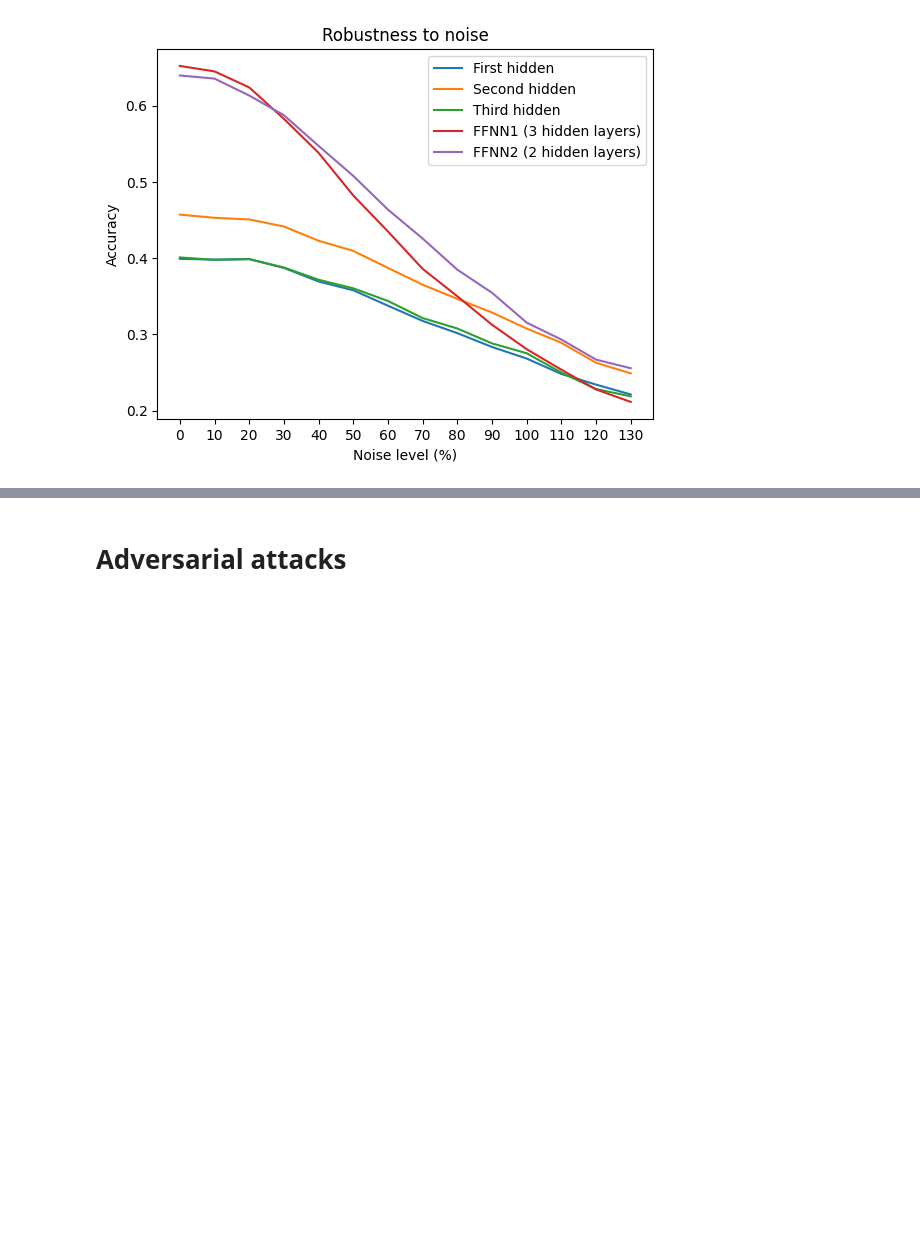
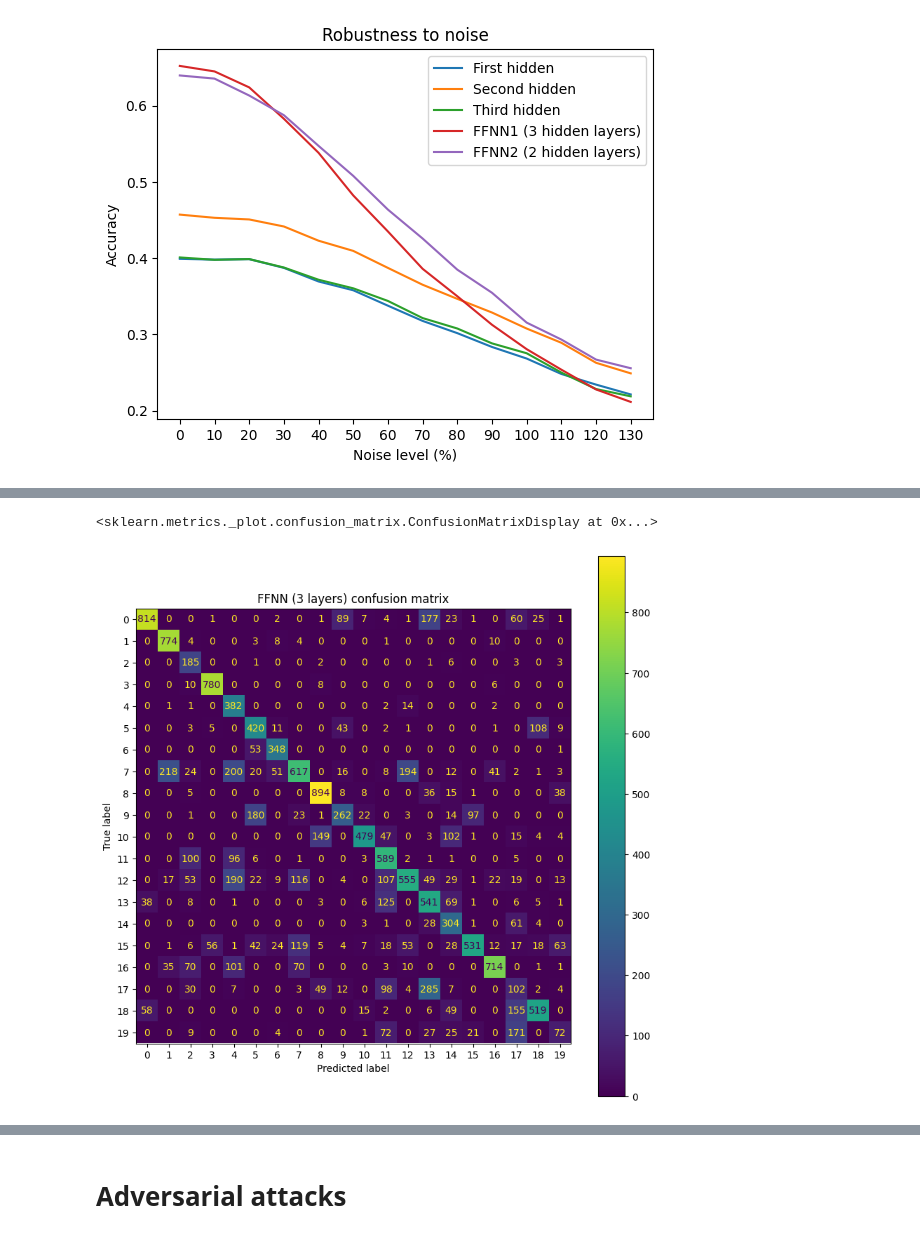
Before and after one commit to RoGellert/image_recognition, a Jupyter notebook: image_recognition_models.ipynb, the cells around one changed output, grey strips where cells are left out. Saved outputs shown, nothing was run; the diff lists cells and outputs as text; code cells hidden in the pictures; blank space fills up the shorter version.

```diff
--- a/image_recognition_models.ipynb
+++ b/image_recognition_models.ipynb
@@ -893,0 +1061,12 @@ plot_noise_robustness_curves(noise_levels)
+# %%
+# FFNN 1 (3 layers)
+predictions_ffnn = convert_to_labels(predictions_ffnn)
+
+mat = confusion_matrix(test_labels.cpu(), predictions_ffnn.cpu())
+disp = ConfusionMatrixDisplay(confusion_matrix=mat)
+fig, ax = plt.subplots(figsize=(10,10))
+plt.title('FFNN (3 layers) confusion matrix')
+disp.plot(ax = ax)
+# %% [output]
+<sklearn.metrics._plot.confusion_matrix.ConfusionMatrixDisplay at 0x...>
+[figure, added]
```
Also changed, not shown: parts of 39 cells of this notebook.
